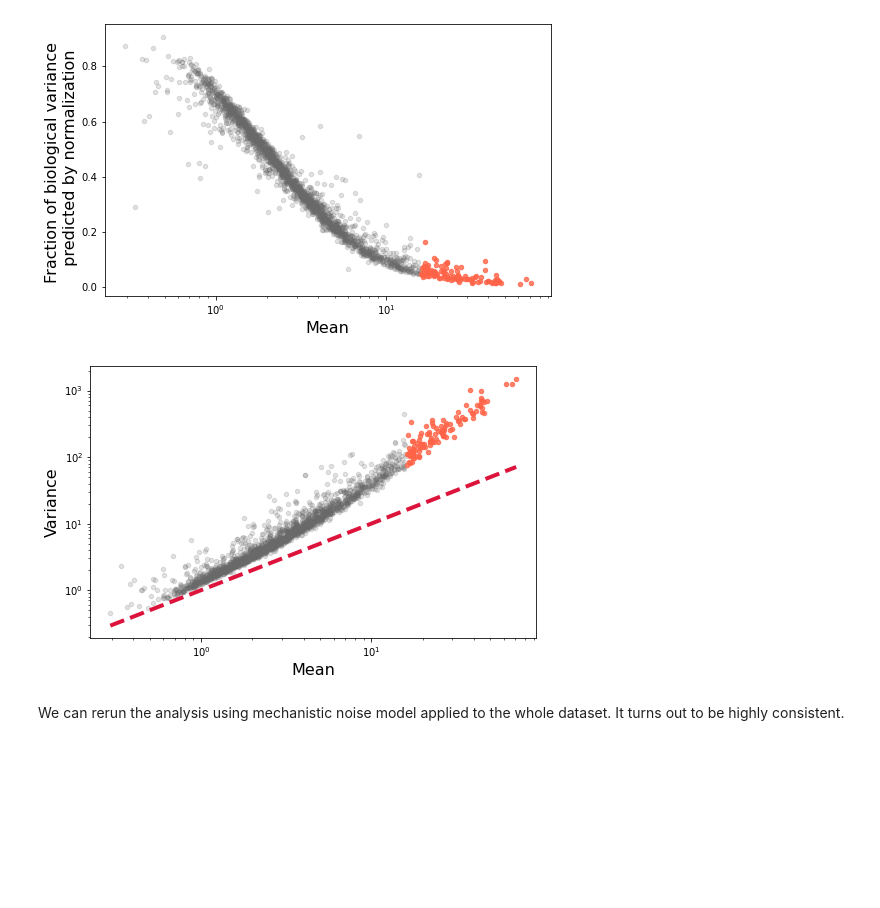
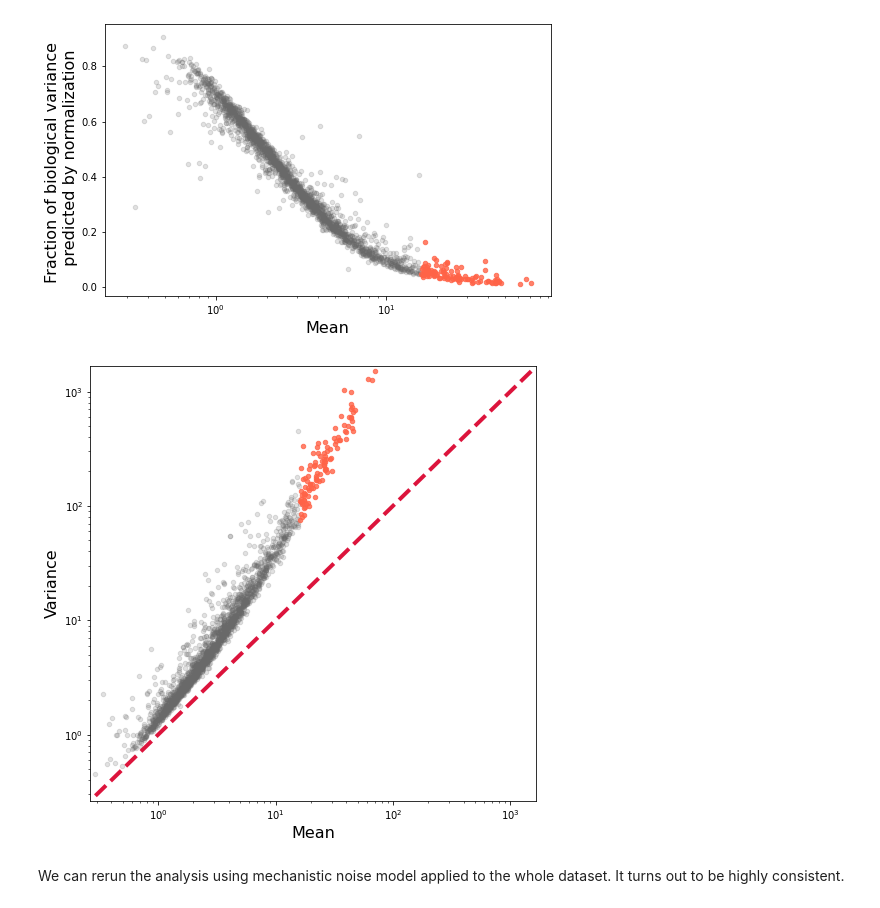
Before and after one commit to pachterlab/monod_examples, a Jupyter notebook: manuscript_computation/gg220602_allen_cellsubtypes_norm.ipynb, the cells around one changed output. Saved outputs shown, nothing was run; the diff lists cells and outputs as text; code cells hidden in the pictures; blank space fills up the shorter version.

```diff
--- a/manuscript_computation/gg220602_allen_cellsubtypes_norm.ipynb
+++ b/manuscript_computation/gg220602_allen_cellsubtypes_norm.ipynb
@@ -202,20 +202,22 @@ plt.savefig(fig_string,dpi=450)
 # %% [output]
 [figure]
 # %%
-plt.figure(figsize=(8,5))
+plt.figure(figsize=(8,8))
 plt.scatter(mean_total[gf],var_total[gf],20,'dimgrey',alpha=0.2)
 plt.scatter(mean_total[~gf],var_total[~gf],20,'tomato',alpha=0.8)
 plt.yscale('log')
 plt.xscale('log')
 plt.ylabel(r'Variance',fontsize=fs)
 plt.xlabel(r'Mean',fontsize=fs)
-xl = [mean_total.min(),mean_total.max()]
+xl = [mean_total.min(),var_total.max()]
+plt.xlim([mean_total.min()*0.9,var_total.max()*1.1])
+plt.ylim([mean_total.min()*0.9,var_total.max()*1.1])
 plt.plot(xl,xl,'--',c='crimson',linewidth=4)
 
 fig_string = sr.batch_analysis_string+'/meanvar.png'
 plt.savefig(fig_string,dpi=450)
 # %% [output]
-[figure, old version]
+[figure, new version]
 # %% [markdown]
 We can rerun the analysis using mechanistic noise model applied to the whole dataset. It turns out to be highly consistent.
 # %%
```
Also changed, not shown: parts of 3 cells of this notebook, 2 other files.
